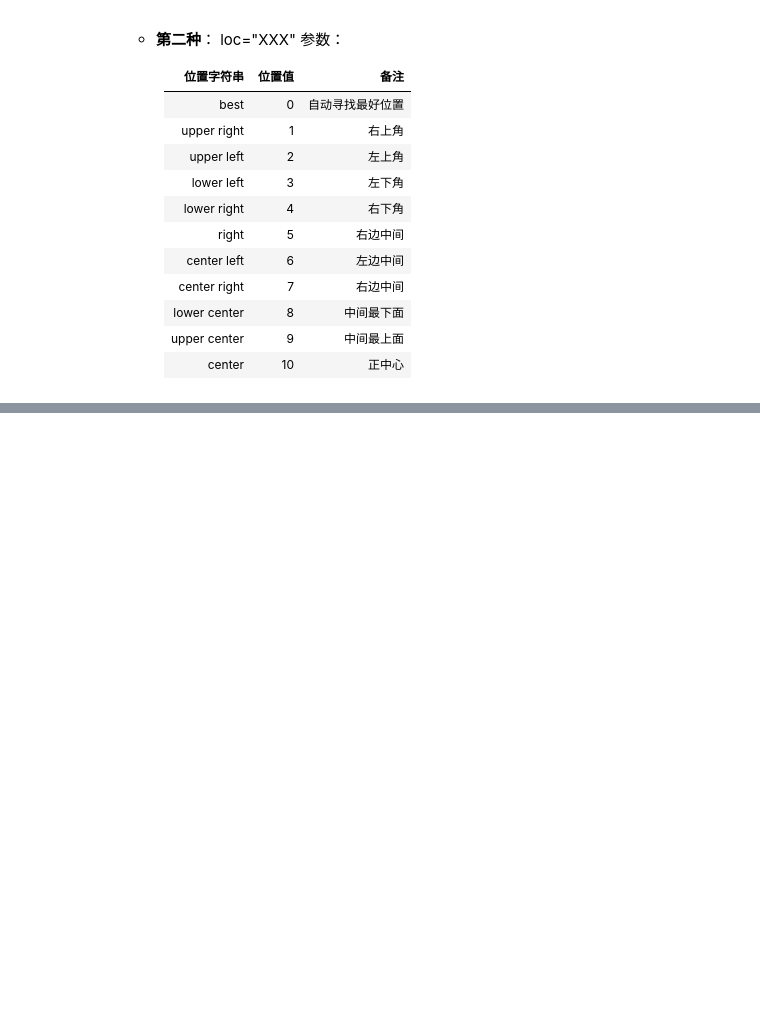
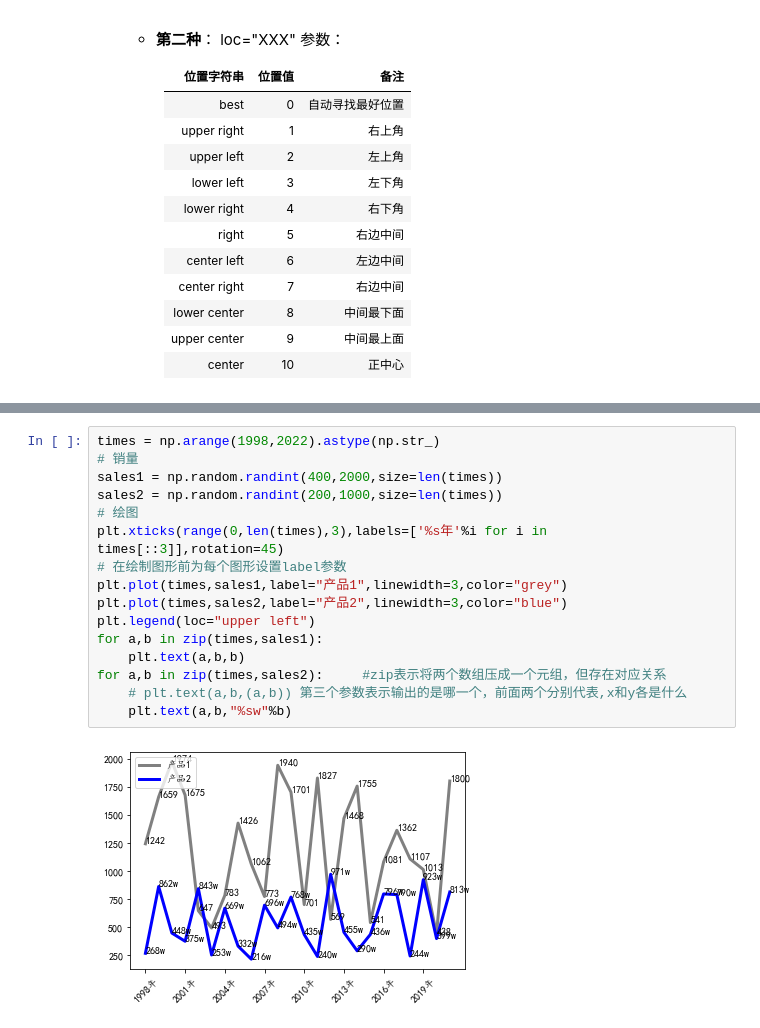
Before and after one commit to qty9866/Python-Data-analysis-learning, a Jupyter notebook: matplotlib.ipynb, the cells around one changed output, grey strips where cells are left out. Cells and saved outputs as stored; diff of their text form; blank space fills up the shorter version.

```diff
--- a/matplotlib.ipynb
+++ b/matplotlib.ipynb
@@ -227,0 +237,18 @@ plt.legend(loc="upper right")
+# %%
+times = np.arange(1998,2022).astype(np.str_)
+# 销量
+sales1 = np.random.randint(400,2000,size=len(times))
+sales2 = np.random.randint(200,1000,size=len(times))
+# 绘图
+plt.xticks(range(0,len(times),3),labels=['%s年'%i for i in times[::3]],rotation=45)
+# 在绘制图形前为每个图形设置label参数
+plt.plot(times,sales1,label="产品1",linewidth=3,color="grey")
+plt.plot(times,sales2,label="产品2",linewidth=3,color="blue")
+plt.legend(loc="upper left")
+for a,b in zip(times,sales1):
+    plt.text(a,b,b)
+for a,b in zip(times,sales2):     #zip表示将两个数组压成一个元组，但存在对应关系
+    # plt.text(a,b,(a,b)) 第三个参数表示输出的是哪一个，前面两个分别代表,x和y各是什么
+    plt.text(a,b,"%sw"%b)
+# %% [output]
+[figure, added]
```
Also changed, not shown: parts of 25 cells of this notebook.
